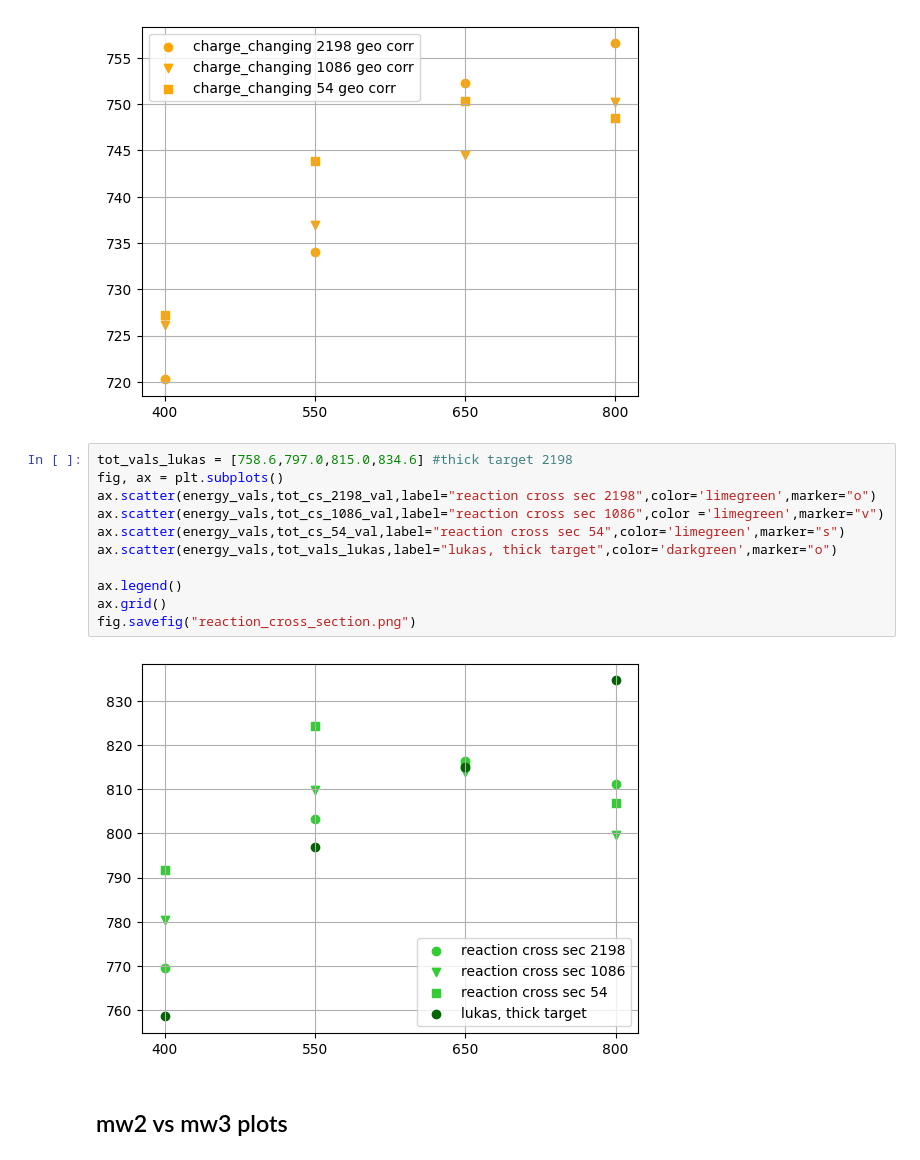
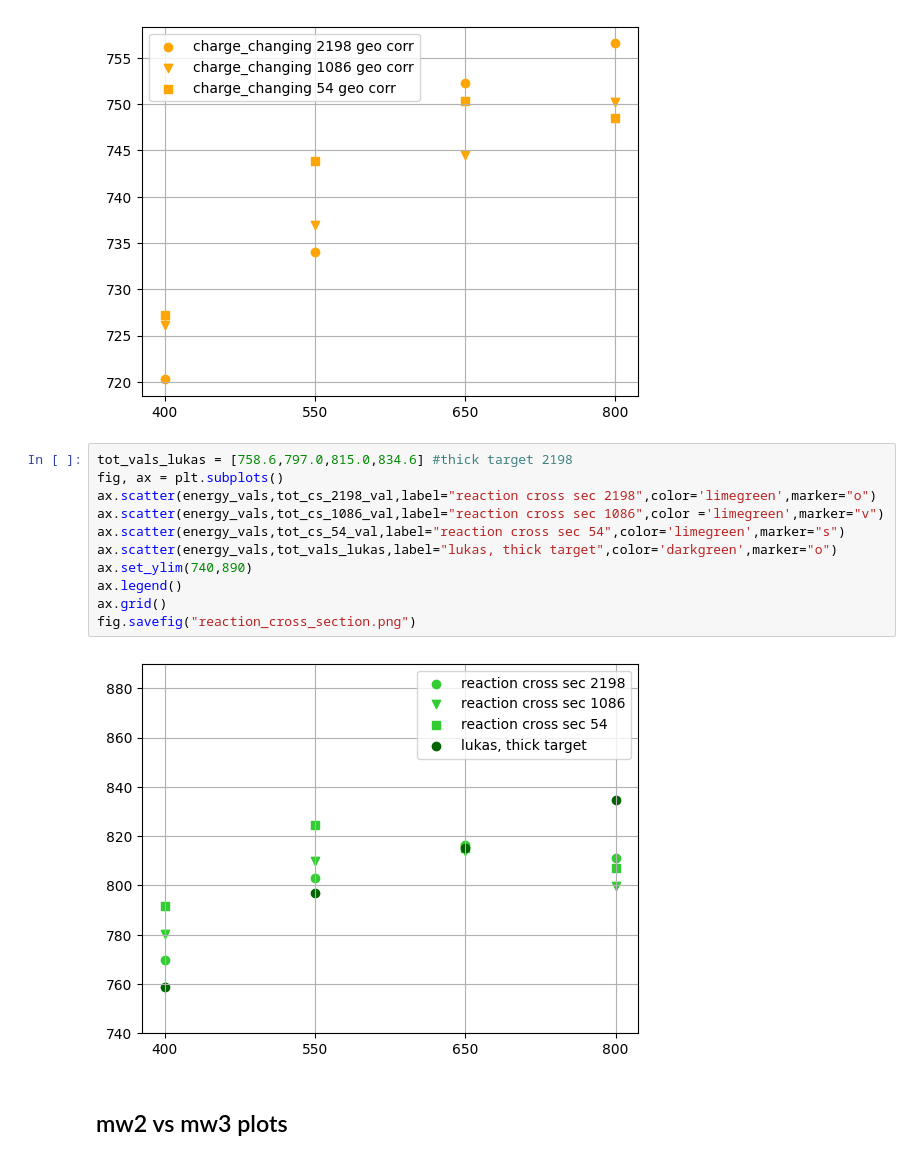
Before and after one commit to jenegger/r3bweek24_gsi, a Jupyter notebook: overview_cross_section.ipynb, the cells around one changed output. Saved outputs shown, nothing was run; the diff lists cells and outputs as text.

Commit message:
set y axis of plot

```diff
--- a/overview_cross_section.ipynb
+++ b/overview_cross_section.ipynb
@@ -421,16 +421,16 @@ fig.savefig("geo_corr_charge_changing.png")
 # %%
 tot_vals_lukas = [758.6,797.0,815.0,834.6] #thick target 2198
 fig, ax = plt.subplots()
 ax.scatter(energy_vals,tot_cs_2198_val,label="reaction cross sec 2198",color='limegreen',marker="o")
 ax.scatter(energy_vals,tot_cs_1086_val,label="reaction cross sec 1086",color ='limegreen',marker="v")
 ax.scatter(energy_vals,tot_cs_54_val,label="reaction cross sec 54",color='limegreen',marker="s")
 ax.scatter(energy_vals,tot_vals_lukas,label="lukas, thick target",color='darkgreen',marker="o")
-
+ax.set_ylim(740,890)
 ax.legend()
 ax.grid()
 fig.savefig("reaction_cross_section.png")
 # %% [output]
-[figure, old version]
+[figure, new version]
 # %% [markdown]
 ## mw2 vs mw3 plots
 # %%
```
Also changed, not shown: 1 other file.
